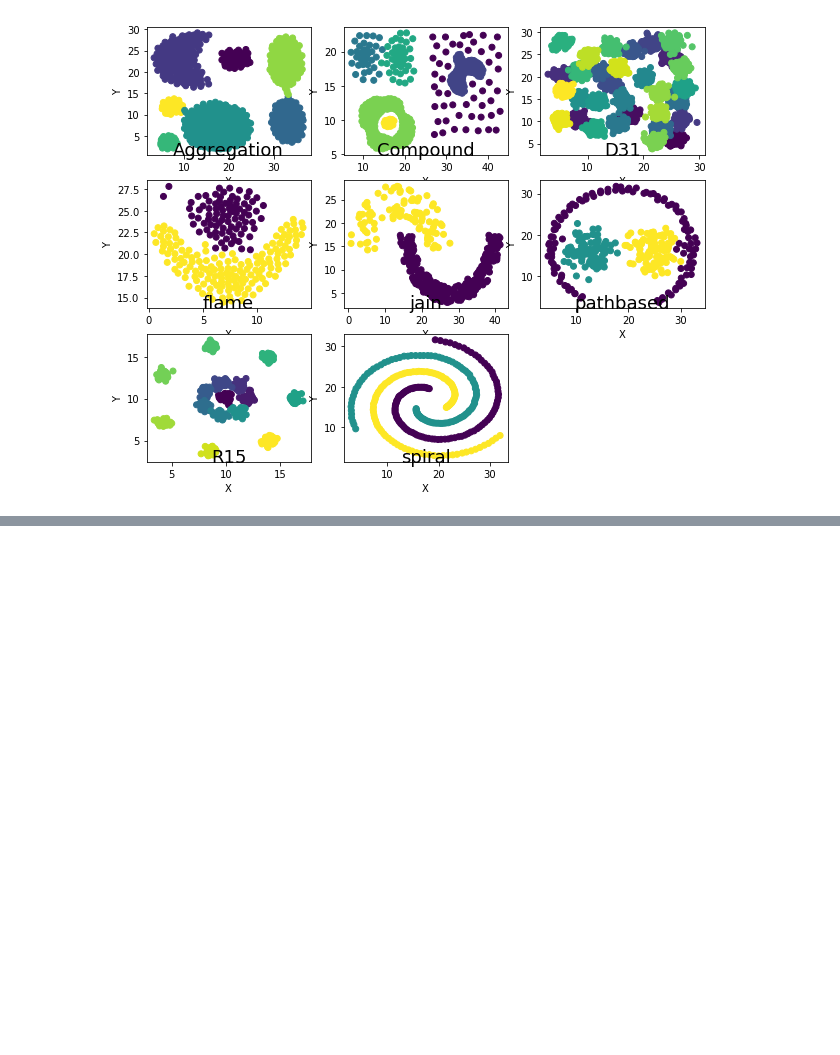
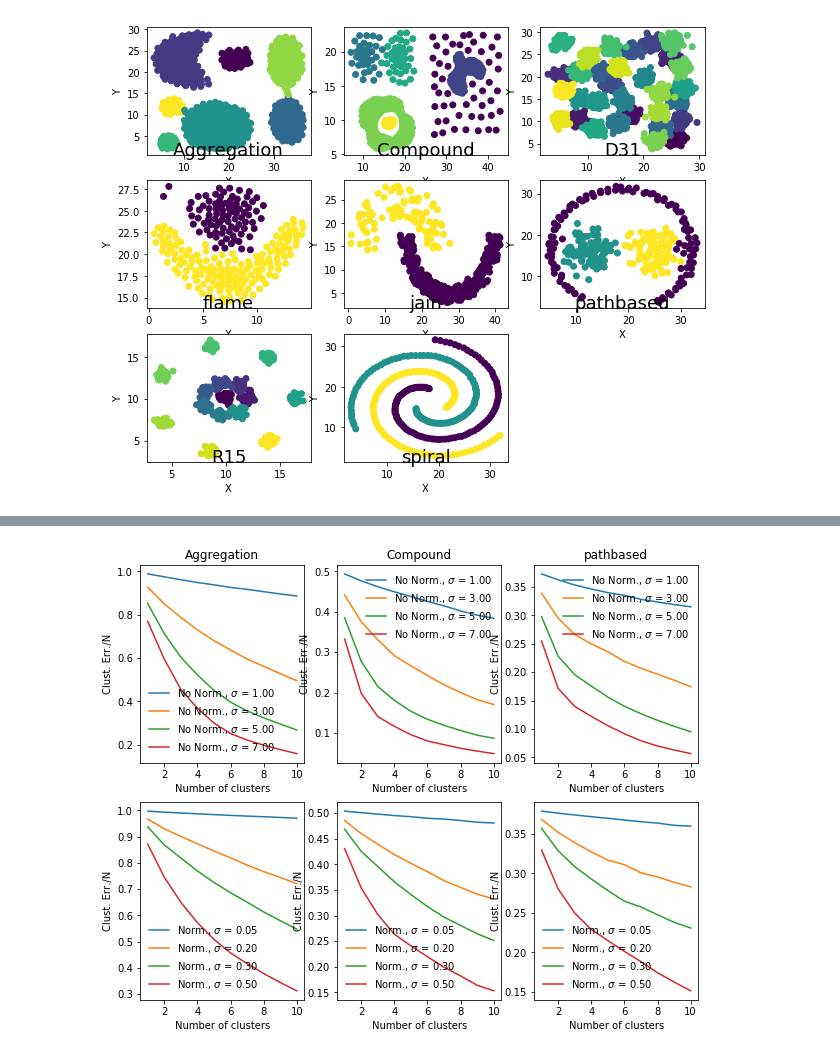
Before and after one commit to fcasola/Clustering-Algorithms, a Jupyter notebook: analysis/Demo_analysis_shape_set.ipynb, the cells around one changed output, grey strips where cells are left out. Drawn from its saved outputs; the diff is of its cells as text; code cells hidden in the pictures; blank space fills up the shorter version.

```diff
--- a/analysis/Demo_analysis_shape_set.ipynb
+++ b/analysis/Demo_analysis_shape_set.ipynb
@@ -129,0 +177,54 @@ for i in dts_names:
+# %%
+#3c - We now produce an exemplary Elbow plot running over the hyperparameters and
+# the 3 selected datasets. We evaluate the cluster error per point in the dataset.
+
+# maximum number of clusters used to produce the elbow plot
+n_clusters = len(KKM_norm_labels[dataset_nm][0][0].keys())
+
+Elbow_plot_no_norm = {}
+Elbow_plot_norm = {}
+
+#gathering data
+for nm in dts_names_selected:
+    clutser_err_no_norm = np.zeros((len(sigma_val_no_norm),n_clusters))
+    clutser_err_norm = np.zeros((len(sigma_val_norm),n_clusters))
+    for sgm in range(len(sigma_val_no_norm)):
+        for ncl in range(n_clusters):
+            clutser_err_no_norm[sgm,ncl] = KKM_no_norm_labels[nm][sgm][1][ncl+1][0]
+            clutser_err_norm[sgm,ncl] = KKM_norm_labels[nm][sgm][1][ncl+1][0]
+    Elbow_plot_no_norm[nm] = clutser_err_no_norm
+    Elbow_plot_norm[nm] = clutser_err_norm
+
+#Producing the elbow plot!
+dim_subset = len(dts_names_selected)
+x_clusters = range(1,1+n_clusters)
+
+plt.figure(num=3,figsize=(10,8))
+for i,nm in enumerate(Elbow_plot_no_norm.keys()):
+    #get the dataset size
+    N_dts = len(set_dataframes[dataset_nm])
+    #making the plot
+    plt.subplot(2, dim_subset, i+1)
+    leg_no_norm = []
+    lgd_txt = []
+    for sgm in range(len(sigma_val_no_norm)):
+        a1, = plt.plot(x_clusters,Elbow_plot_no_norm[nm][sgm,:]/N_dts)
+        leg_no_norm.append(a1)
+        lgd_txt.append('No Norm., $\sigma$ = %3.2f'%sigma_val_no_norm[sgm])
+    plt.legend(leg_no_norm,lgd_txt,frameon=False)
+    plt.xlabel("Number of clusters")
+    plt.ylabel("Clust. Err./N")
+    plt.title(nm)
+    #making the plot
+    plt.subplot(2, dim_subset, i+4)
+    leg_norm = []
+    lgd_txt = []
+    for sgm in range(len(sigma_val_norm)):
+        a1, = plt.plot(x_clusters,Elbow_plot_norm[nm][sgm,:]/N_dts)
+        leg_norm.append(a1)
+        lgd_txt.append('Norm., $\sigma$ = %3.2f'%sigma_val_norm[sgm])
+    plt.legend(leg_norm,lgd_txt,frameon=False)
+    plt.xlabel("Number of clusters")
+    plt.ylabel("Clust. Err./N")
+# %% [output]
+[figure, added]
```
Also changed, not shown: parts of 4 cells of this notebook.
